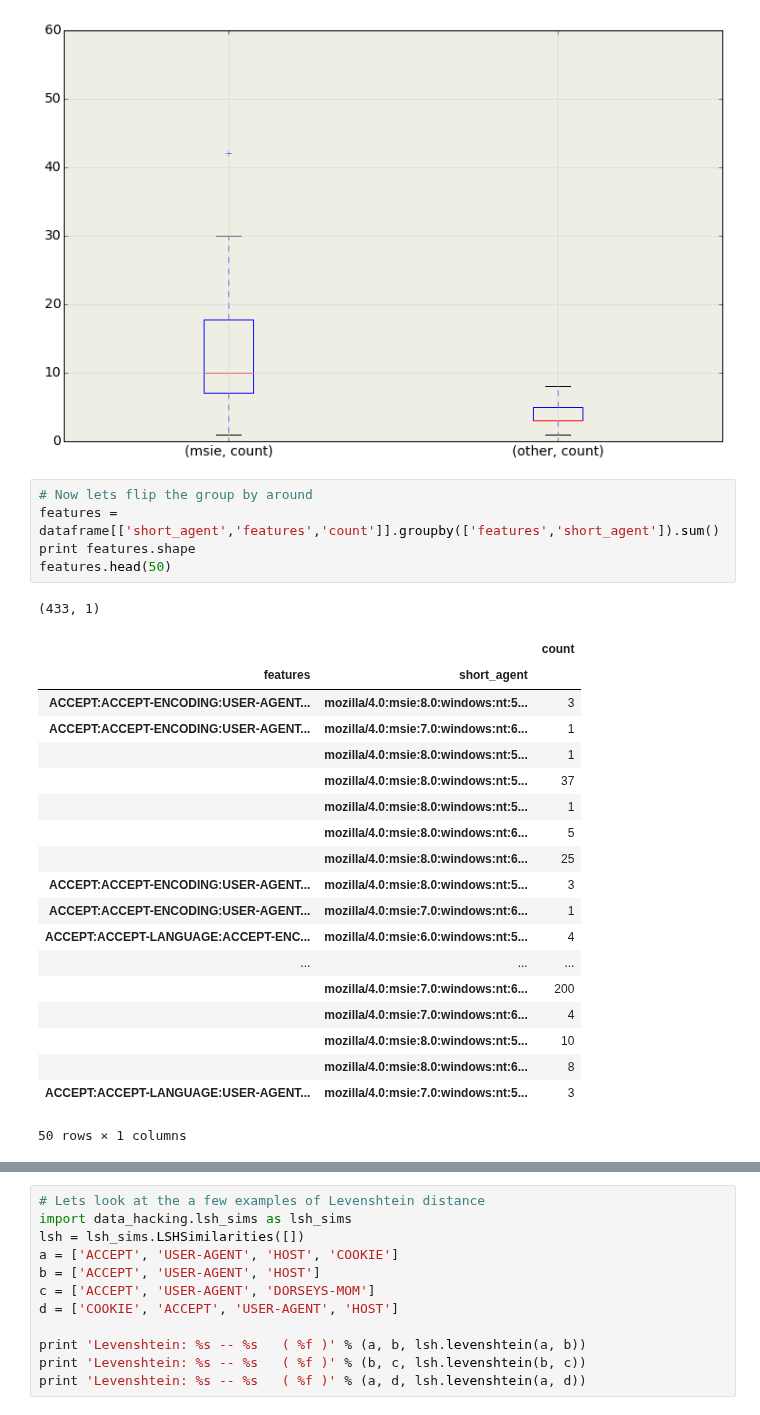
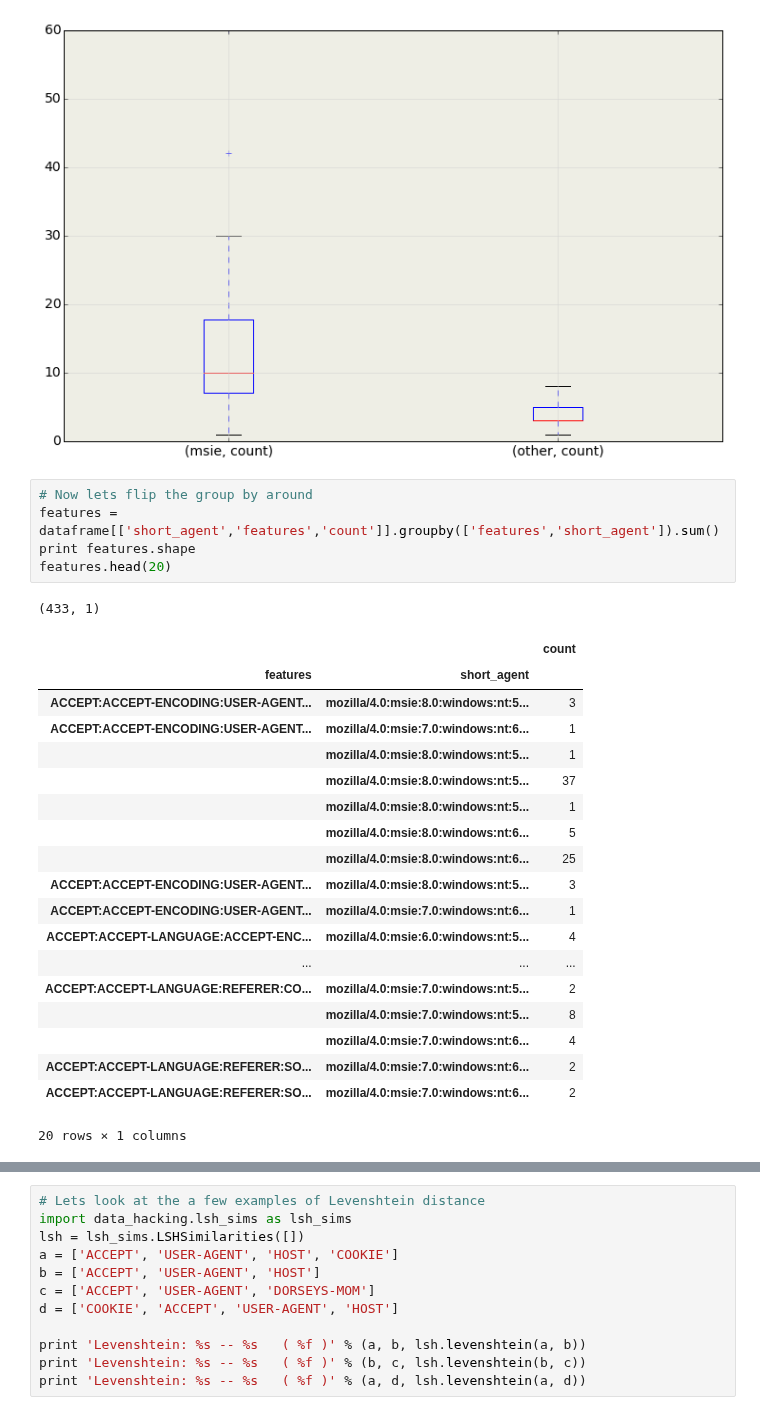
Before and after one commit to SuperCowPowers/data_hacking, a Jupyter notebook: browser_fingerprinting/browser_fingerprinting.ipynb, the cells around one changed output, grey strips where cells are left out. Saved outputs shown, nothing was run; the diff lists cells and outputs as text.

```diff
--- a/browser_fingerprinting/browser_fingerprinting.ipynb
+++ b/browser_fingerprinting/browser_fingerprinting.ipynb
@@ -226,29 +226,29 @@ agent_types.boxplot(False)
 # %%
 # Now lets flip the group by around
 features = dataframe[['short_agent','features','count']].groupby(['features','short_agent']).sum()
 print features.shape
-features.head(50)
+features.head(20)
 # %% [output]
 (433, 1)
 |  |  | count |
 | features | short_agent |  |
 | ACCEPT:ACCEPT-ENCODING:USER-AGENT... | mozilla/4.0:msie:8.0:windows:nt:5... | 3 |
 | ACCEPT:ACCEPT-ENCODING:USER-AGENT... | mozilla/4.0:msie:7.0:windows:nt:6... | 1 |
 |  | mozilla/4.0:msie:8.0:windows:nt:5... | 1 |
 |  | mozilla/4.0:msie:8.0:windows:nt:5... | 37 |
 |  | mozilla/4.0:msie:8.0:windows:nt:5... | 1 |
 |  | mozilla/4.0:msie:8.0:windows:nt:6... | 5 |
 |  | mozilla/4.0:msie:8.0:windows:nt:6... | 25 |
 | ACCEPT:ACCEPT-ENCODING:USER-AGENT... | mozilla/4.0:msie:8.0:windows:nt:5... | 3 |
 | ACCEPT:ACCEPT-ENCODING:USER-AGENT... | mozilla/4.0:msie:7.0:windows:nt:6... | 1 |
 | ACCEPT:ACCEPT-LANGUAGE:ACCEPT-ENC... | mozilla/4.0:msie:6.0:windows:nt:5... | 4 |
 | ... | ... | ... |
-|  | mozilla/4.0:msie:7.0:windows:nt:6... | 200 |
+| ACCEPT:ACCEPT-LANGUAGE:REFERER:CO... | mozilla/4.0:msie:7.0:windows:nt:5... | 2 |
+|  | mozilla/4.0:msie:7.0:windows:nt:5... | 8 |
 |  | mozilla/4.0:msie:7.0:windows:nt:6... | 4 |
-|  | mozilla/4.0:msie:8.0:windows:nt:5... | 10 |
-|  | mozilla/4.0:msie:8.0:windows:nt:6... | 8 |
-| ACCEPT:ACCEPT-LANGUAGE:USER-AGENT... | mozilla/4.0:msie:7.0:windows:nt:5... | 3 |
+| ACCEPT:ACCEPT-LANGUAGE:REFERER:SO... | mozilla/4.0:msie:7.0:windows:nt:6... | 2 |
+| ACCEPT:ACCEPT-LANGUAGE:REFERER:SO... | mozilla/4.0:msie:7.0:windows:nt:6... | 2 |
-50 rows × 1 columns
+20 rows × 1 columns
 # %% [markdown]
 <div style="float: right; margin: 50px 0px 50px -50px"><img src="files/images/confused.jpg" width="450px" style="margin: 0px"></div>
 ### Okay...so after looking at the data we have a better 'feel' it... but now what?
```
Also changed, not shown: parts of 6 cells of this notebook.
